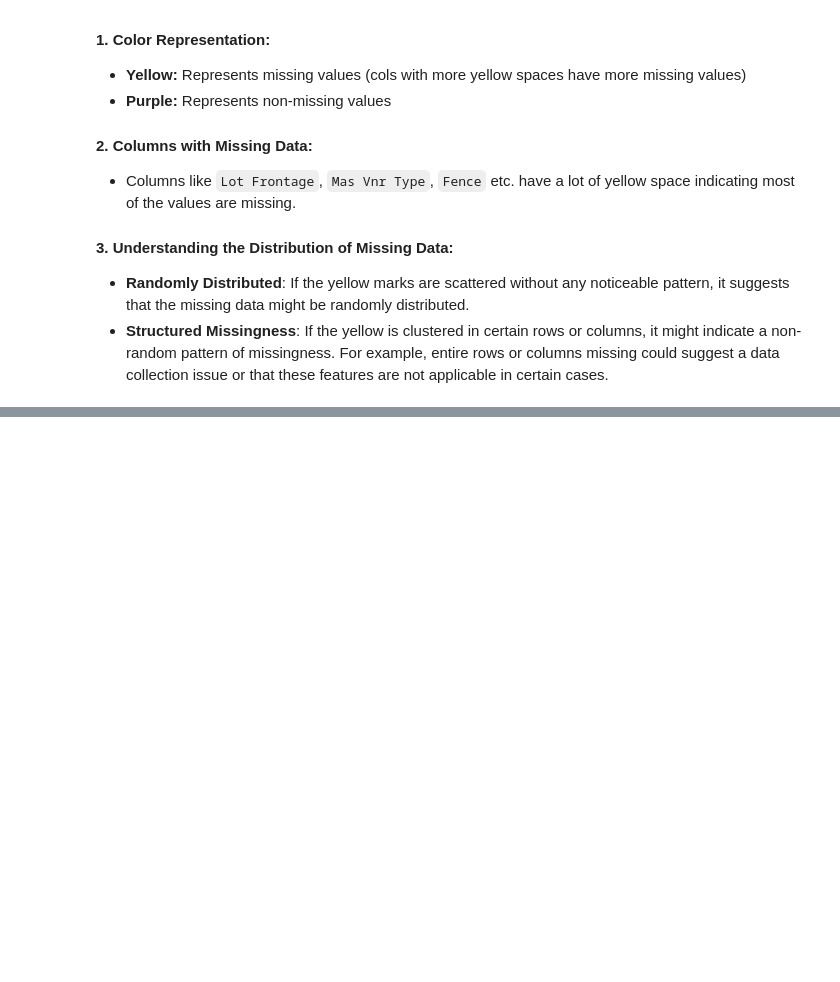
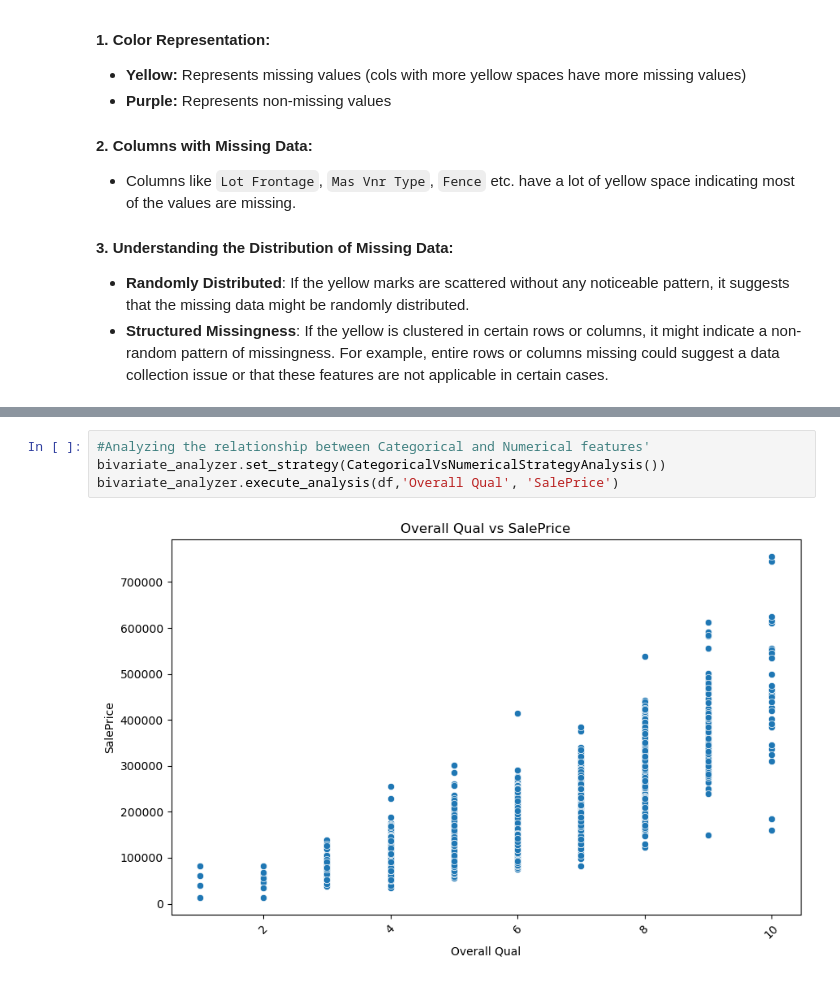
Before and after one commit to sahil120105/House-Price-Predictor, a Jupyter notebook: analysis/EDA.ipynb, the cells around one changed output, grey strips where cells are left out. Drawn from its saved outputs; the diff is of its cells as text; blank space fills up the shorter version.

```diff
--- a/analysis/EDA.ipynb
+++ b/analysis/EDA.ipynb
@@ -111,0 +213,6 @@ Visualizing Missing Values:
+# %%
+#Analyzing the relationship between Categorical and Numerical features'
+bivariate_analyzer.set_strategy(CategoricalVsNumericalStrategyAnalysis())
+bivariate_analyzer.execute_analysis(df,'Overall Qual', 'SalePrice')
+# %% [output]
+[figure, added]
```
Also changed, not shown: parts of 8 cells of this notebook, 1 other file.
